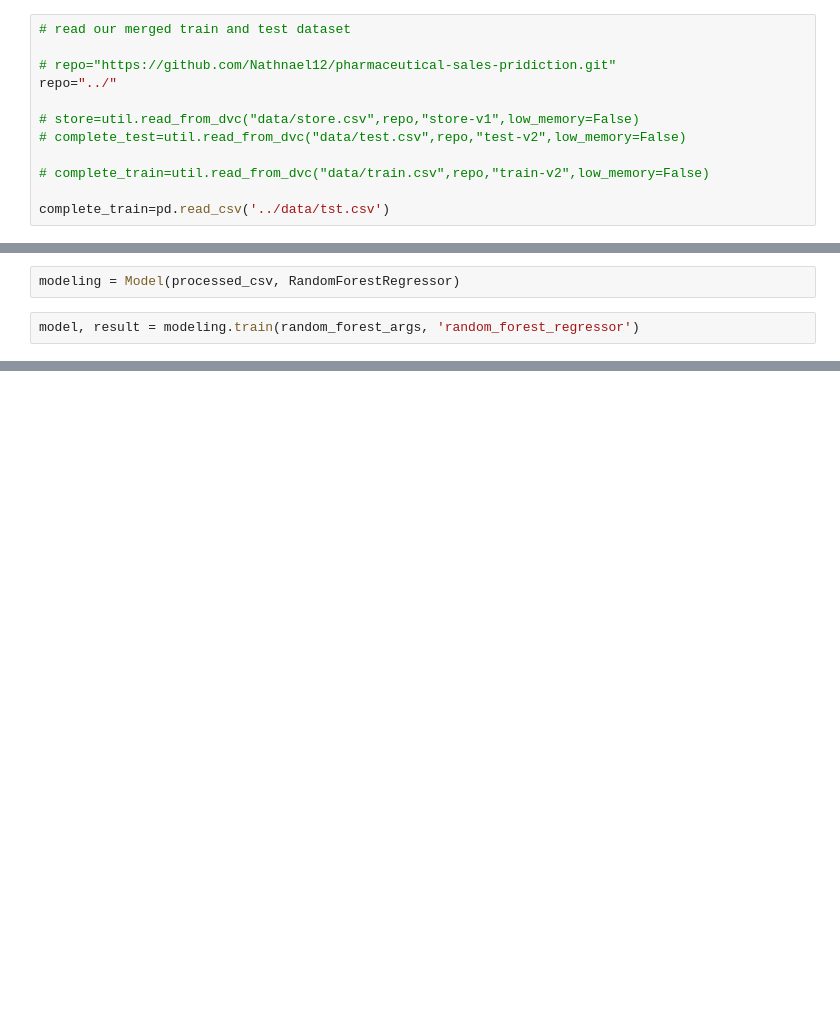
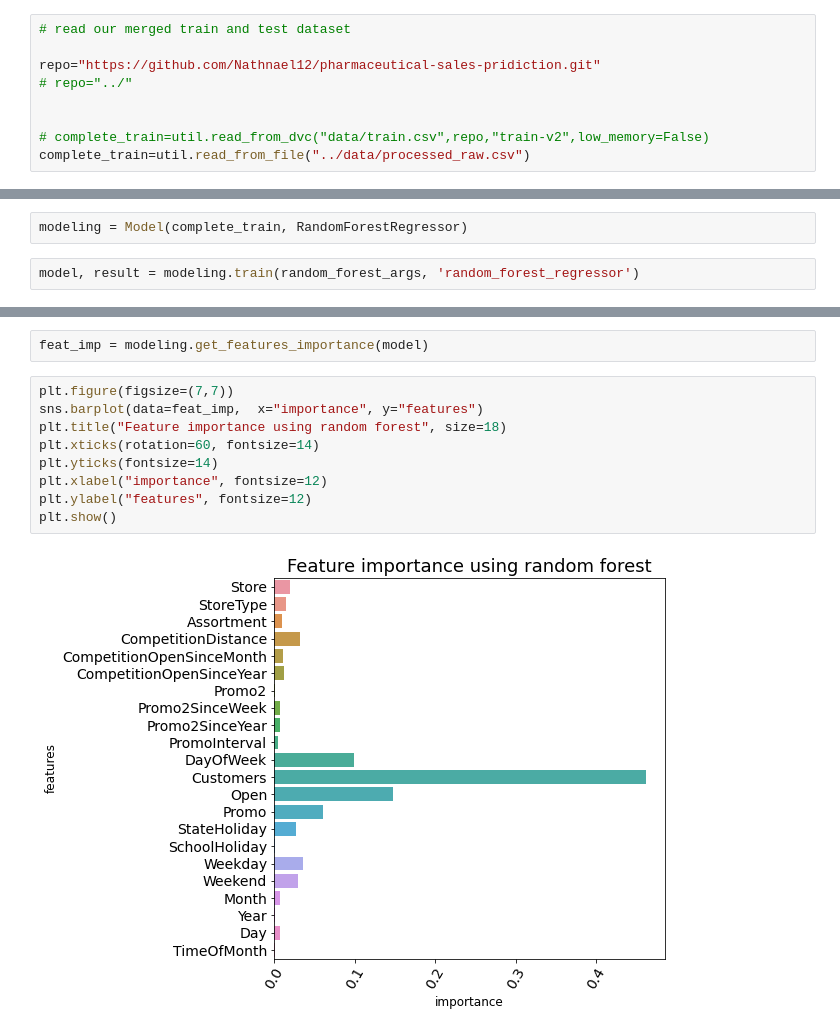
Before and after one commit to Nathnael12/pharmaceutical-sales-prediction, a Jupyter notebook: notbooks/ml_modeling.ipynb, the cells around one changed output, grey strips where cells are left out. Drawn from its saved outputs; the diff is of its cells as text; blank space fills up the shorter version.

Commit message:
ml modeling

```diff
--- a/notbooks/ml_modeling.ipynb
+++ b/notbooks/ml_modeling.ipynb
@@ -24,15 +24,12 @@ processor = Preprocessor()
 # %%
 # read our merged train and test dataset
 
-# repo="https://github.com/Nathnael12/pharmaceutical-sales-pridiction.git"
-repo="../"
+repo="https://github.com/Nathnael12/pharmaceutical-sales-pridiction.git"
+# repo="../"
 
-# store=util.read_from_dvc("data/store.csv",repo,"store-v1",low_memory=False)
-# complete_test=util.read_from_dvc("data/test.csv",repo,"test-v2",low_memory=False)
 
 # complete_train=util.read_from_dvc("data/train.csv",repo,"train-v2",low_memory=False)
-
-complete_train=pd.read_csv('../data/tst.csv')
+complete_train=util.read_from_file("../data/processed_raw.csv")
 # %%
 complete_train = cleaner.fill_zeros(complete_train, ['PromoInterval'])
 complete_train = cleaner.convert_to_string(complete_train, ['PromoInterval'])
@@ -55,7 +49,7 @@ random_forest_args = {
     'n_jobs': 4
 }
 # %%
-modeling = Model(processed_csv, RandomForestRegressor)
+modeling = Model(complete_train, RandomForestRegressor)
 # %%
 model, result = modeling.train(random_forest_args, 'random_forest_regressor')
 # %%
@@ -62,0 +59,13 @@ modeling.prediction_graph(result)
+# %%
+feat_imp = modeling.get_features_importance(model)
+# %%
+plt.figure(figsize=(7,7))
+sns.barplot(data=feat_imp,  x="importance", y="features")
+plt.title("Feature importance using random forest", size=18)
+plt.xticks(rotation=60, fontsize=14)
+plt.yticks(fontsize=14)
+plt.xlabel("importance", fontsize=12)
+plt.ylabel("features", fontsize=12)
+plt.show()
+# %% [output]
+[figure, added]
```
Also changed, not shown: parts of 8 cells of this notebook.
